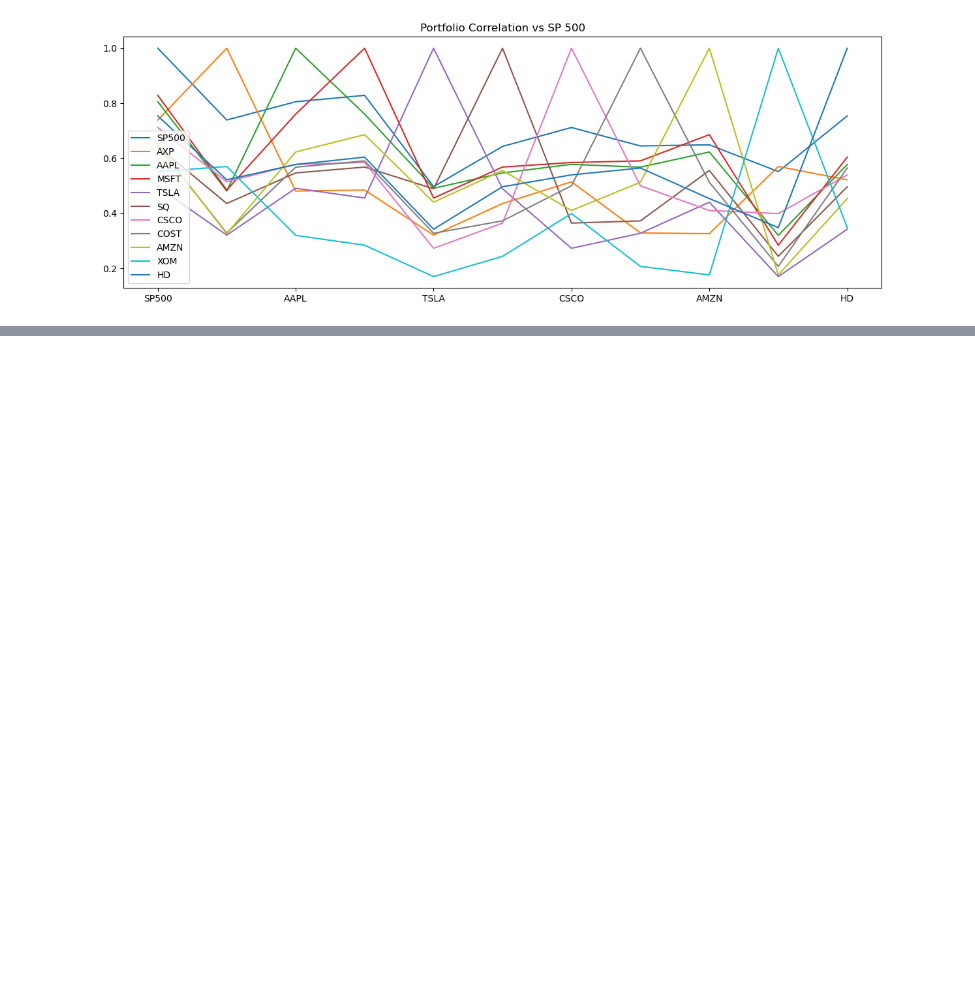
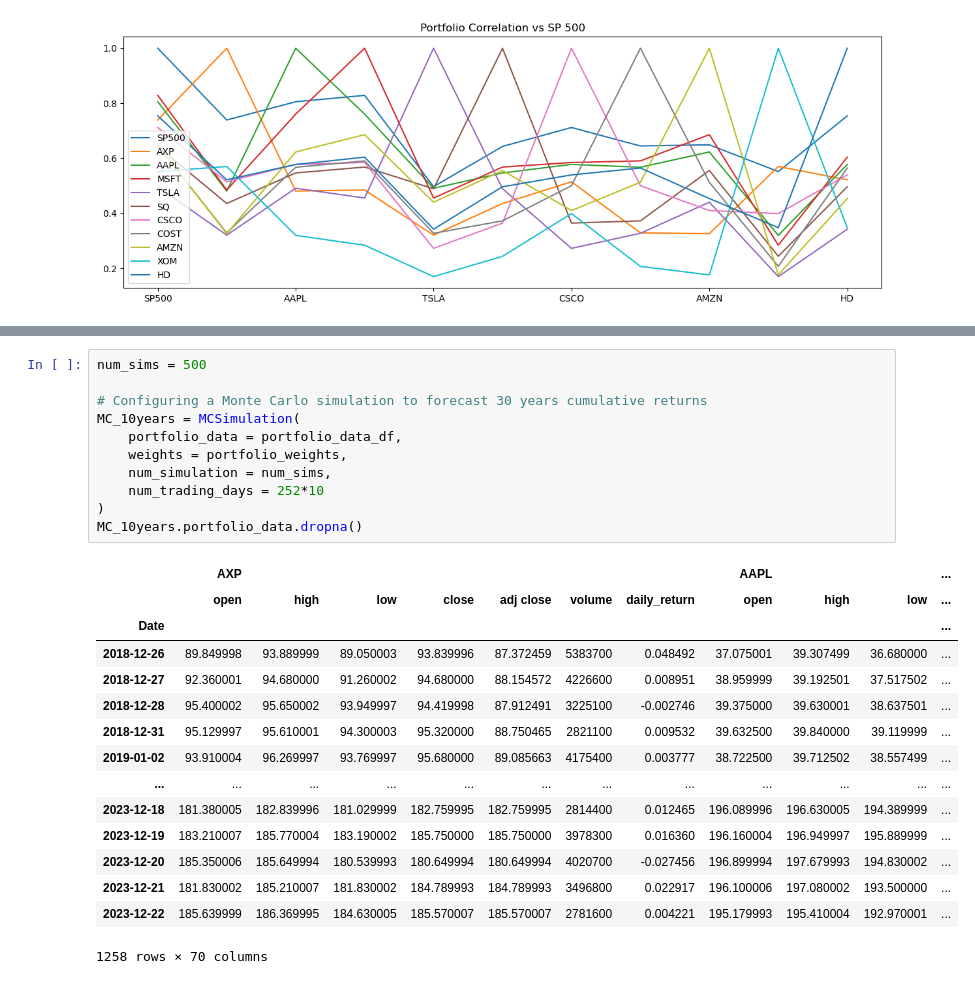
Before and after one commit to kerimux/InvestInspect, a Jupyter notebook: Portfoliotracker.ipynb, the cells around one changed output, grey strips where cells are left out. Saved outputs shown, nothing was run; the diff lists cells and outputs as text; blank space fills up the shorter version.

```diff
--- a/Portfoliotracker.ipynb
+++ b/Portfoliotracker.ipynb
@@ -382,0 +437,27 @@ plt.savefig('gui_images/portfolio_correlation.png')
+# %%
+num_sims = 500
+
+# Configuring a Monte Carlo simulation to forecast 30 years cumulative returns
+MC_10years = MCSimulation(
+    portfolio_data = portfolio_data_df,
+    weights = portfolio_weights,
+    num_simulation = num_sims,
+    num_trading_days = 252*10
+)
+MC_10years.portfolio_data.dropna()
+# %% [output]
+|  | AXP |  |  |  |  |  |  | AAPL |  |  | ... |
+|  | open | high | low | close | adj close | volume | daily_return | open | high | low | ... |
+| Date |  |  |  |  |  |  |  |  |  |  | ... |
+| 2018-12-26 | 89.849998 | 93.889999 | 89.050003 | 93.839996 | 87.372459 | 5383700 | 0.048492 | 37.075001 | 39.307499 | 36.680000 | ... |
+| 2018-12-27 | 92.360001 | 94.680000 | 91.260002 | 94.680000 | 88.154572 | 4226600 | 0.008951 | 38.959999 | 39.192501 | 37.517502 | ... |
+| 2018-12-28 | 95.400002 | 95.650002 | 93.949997 | 94.419998 | 87.912491 | 3225100 | -0.002746 | 39.375000 | 39.630001 | 38.637501 | ... |
+| 2018-12-31 | 95.129997 | 95.610001 | 94.300003 | 95.320000 | 88.750465 | 2821100 | 0.009532 | 39.632500 | 39.840000 | 39.119999 | ... |
+| 2019-01-02 | 93.910004 | 96.269997 | 93.769997 | 95.680000 | 89.085663 | 4175400 | 0.003777 | 38.722500 | 39.712502 | 38.557499 | ... |
+| ... | ... | ... | ... | ... | ... | ... | ... | ... | ... | ... | ... |
+| 2023-12-18 | 181.380005 | 182.839996 | 181.029999 | 182.759995 | 182.759995 | 2814400 | 0.012465 | 196.089996 | 196.630005 | 194.389999 | ... |
+| 2023-12-19 | 183.210007 | 185.770004 | 183.190002 | 185.750000 | 185.750000 | 3978300 | 0.016360 | 196.160004 | 196.949997 | 195.889999 | ... |
+| 2023-12-20 | 185.350006 | 185.649994 | 180.539993 | 180.649994 | 180.649994 | 4020700 | -0.027456 | 196.899994 | 197.679993 | 194.830002 | ... |
+| 2023-12-21 | 181.830002 | 185.210007 | 181.830002 | 184.789993 | 184.789993 | 3496800 | 0.022917 | 196.100006 | 197.080002 | 193.500000 | ... |
+| 2023-12-22 | 185.639999 | 186.369995 | 184.630005 | 185.570007 | 185.570007 | 2781600 | 0.004221 | 195.179993 | 195.410004 | 192.970001 | ... |
+1258 rows × 70 columns
```
Also changed, not shown: parts of 14 cells of this notebook.
